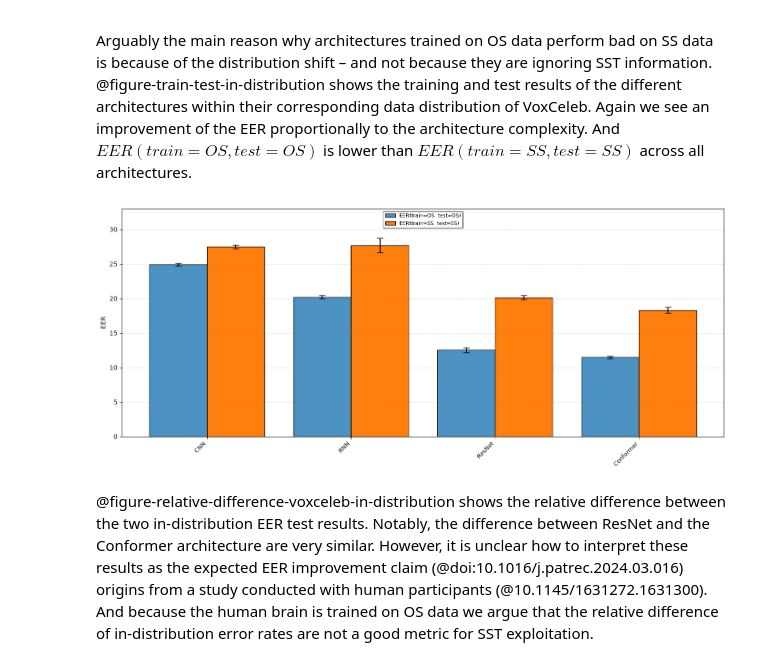
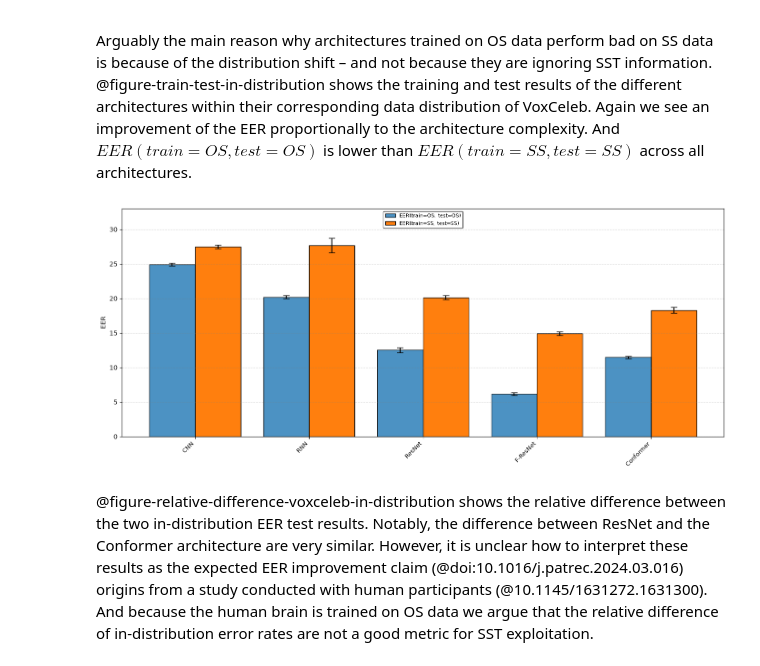
Before and after one commit to sage-diarization/Speaker-Recognition-Supra-Segmental-Temporal-Features, a Jupyter notebook: doc/speaker-verification.ipynb, the cells around one changed output. Cells and saved outputs as stored; diff of their text form; code cells hidden in the pictures.

```diff
--- a/doc/speaker-verification.ipynb
+++ b/doc/speaker-verification.ipynb
@@ -70,9 +70,9 @@ Arguably the main reason why architectures trained on OS data perform bad on SS
 # %%
 #| label: figure-train-test-in-distribution
 #| caption: Train and test results for the different architectures within data distributions; For each architecture $EER(train=OS, test=OS)$ is lower than $EER(train=SS, test=SS)$.
-plots.abs_eer(comparison_type='training_strategy', archs=['CNN', 'RNN', 'ResNet', 'Conformer'])
+plots.abs_eer(comparison_type='training_strategy')
 # %% [output]
-[figure, old version]
+[figure, new version]
 # %% [markdown]
 @figure-relative-difference-voxceleb-in-distribution shows the relative difference between the two in-distribution EER test results. Notably, the difference between ResNet and the Conformer architecture are very similar. However, it is unclear how to interpret these results as the expected EER improvement claim (@doi:10.1016/j.patrec.2024.03.016) origins from a study conducted with human participants (@10.1145/1631272.1631300). And because the human brain is trained on OS data we argue that the relative difference of in-distribution error rates are not a good metric for SST exploitation.
 # %%
```
Also changed, not shown: parts of 4 cells of this notebook, 1 other file.
